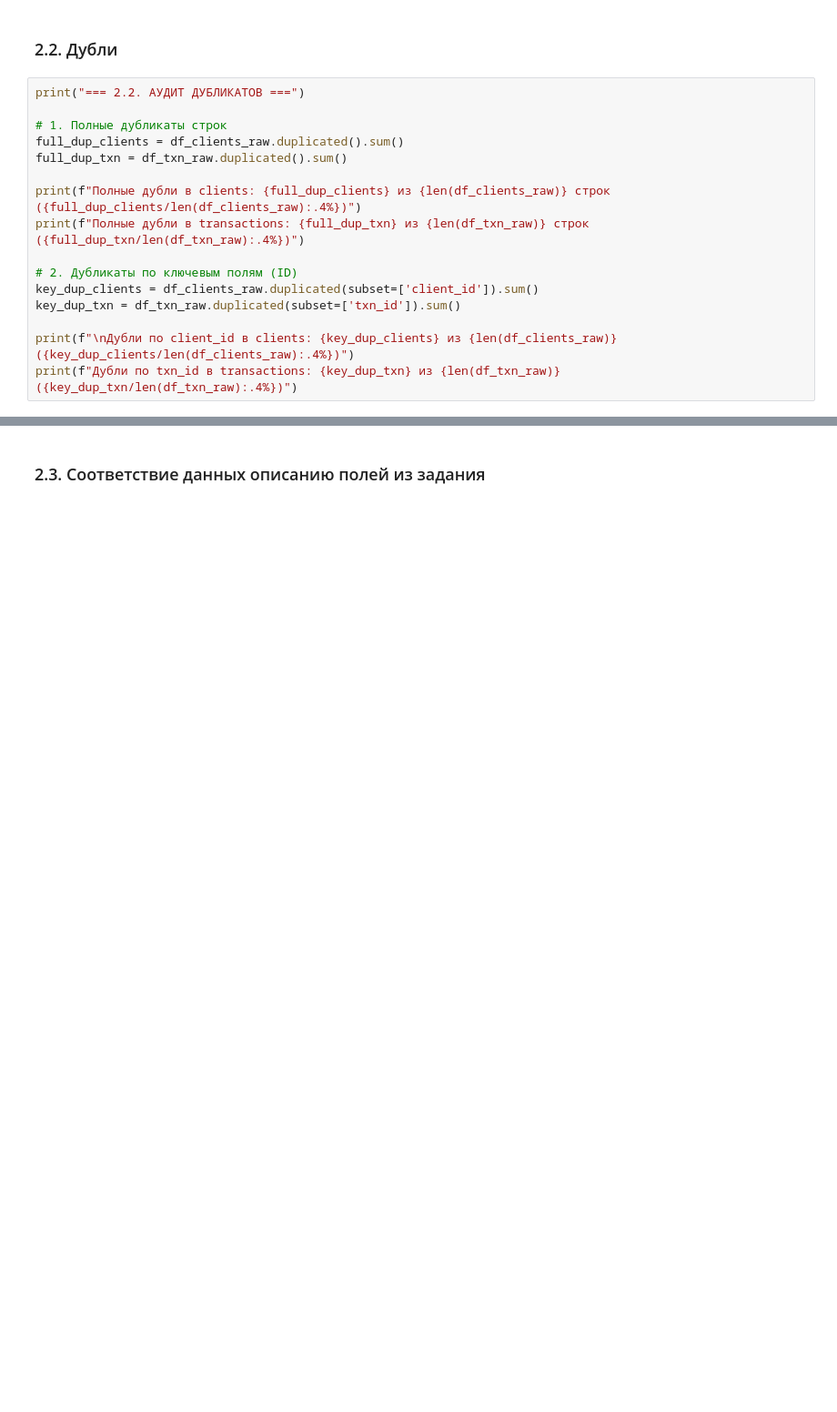
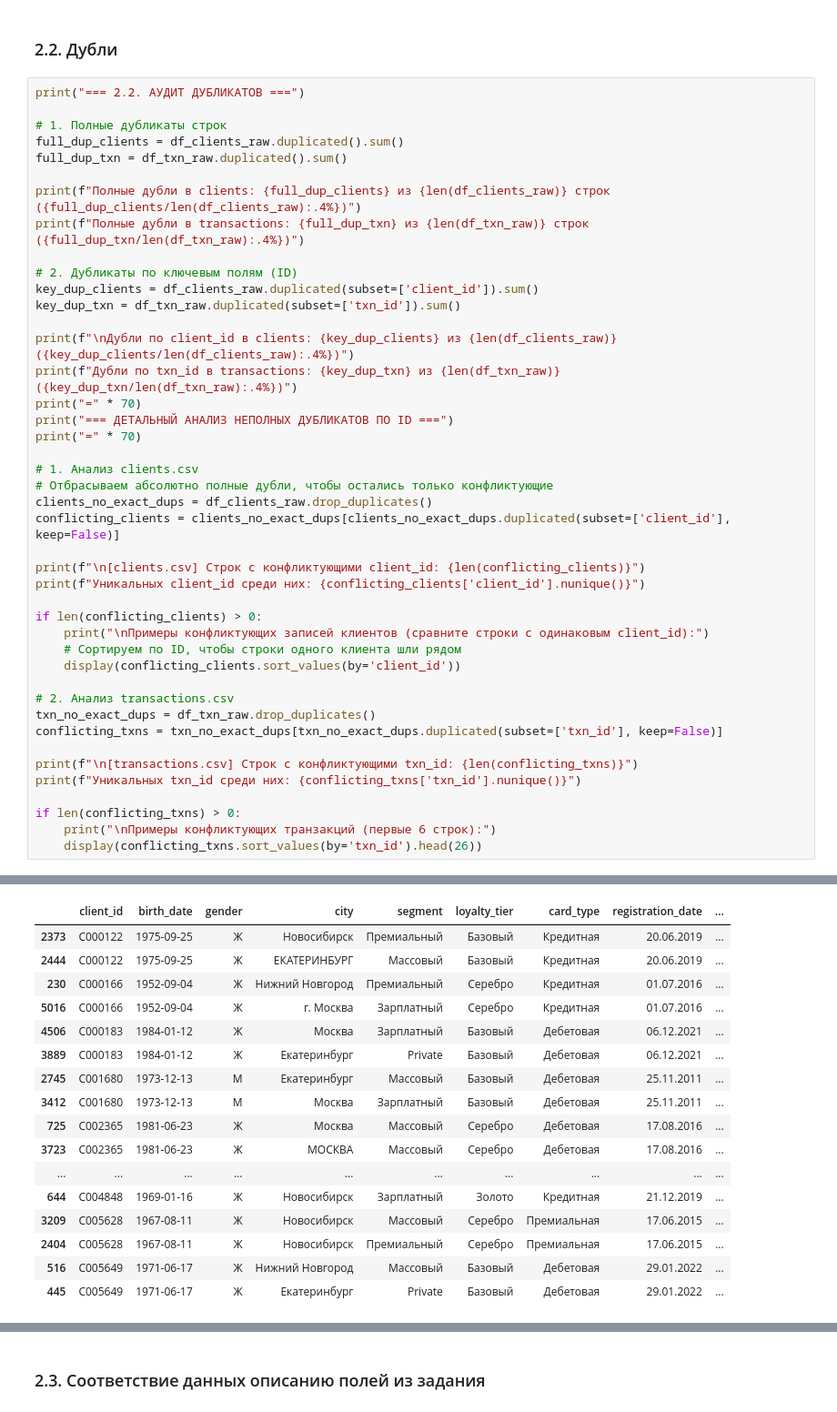
Before and after one commit to Blackartbl4/Tyapkov_Artyom_Lab1, a Jupyter notebook: 01_analysis.ipynb, the cells around one changed output, grey strips where cells are left out. Shown at 91% size. Cells and saved outputs as stored; diff of their text form; blank space fills up the shorter version.

```diff
--- a/01_analysis.ipynb
+++ b/01_analysis.ipynb
@@ -165,6 +165,33 @@ key_dup_txn = df_txn_raw.duplicated(subset=['txn_id']).sum()
 
 print(f"\nДубли по client_id в clients: {key_dup_clients} из {len(df_clients_raw)} ({key_dup_clients/len(df_clients_raw):.4%})")
 print(f"Дубли по txn_id в transactions: {key_dup_txn} из {len(df_txn_raw)} ({key_dup_txn/len(df_txn_raw):.4%})")
+print("=" * 70)
+print("=== ДЕТАЛЬНЫЙ АНАЛИЗ НЕПОЛНЫХ ДУБЛИКАТОВ ПО ID ===")
+print("=" * 70)
+
+# 1. Анализ clients.csv
+# Отбрасываем абсолютно полные дубли, чтобы остались только конфликтующие
+clients_no_exact_dups = df_clients_raw.drop_duplicates()
+conflicting_clients = clients_no_exact_dups[clients_no_exact_dups.duplicated(subset=['client_id'], keep=False)]
+
+print(f"\n[clients.csv] Строк с конфликтующими client_id: {len(conflicting_clients)}")
+print(f"Уникальных client_id среди них: {conflicting_clients['client_id'].nunique()}")
+
+if len(conflicting_clients) > 0:
+    print("\nПримеры конфликтующих записей клиентов (сравните строки с одинаковым client_id):")
+    # Сортируем по ID, чтобы строки одного клиента шли рядом
+    display(conflicting_clients.sort_values(by='client_id'))
+
+# 2. Анализ transactions.csv
+txn_no_exact_dups = df_txn_raw.drop_duplicates()
+conflicting_txns = txn_no_exact_dups[txn_no_exact_dups.duplicated(subset=['txn_id'], keep=False)]
+
+print(f"\n[transactions.csv] Строк с конфликтующими txn_id: {len(conflicting_txns)}")
+print(f"Уникальных txn_id среди них: {conflicting_txns['txn_id'].nunique()}")
+
+if len(conflicting_txns) > 0:
+    print("\nПримеры конфликтующих транзакций (первые 6 строк):")
+    display(conflicting_txns.sort_values(by='txn_id').head(26))
 # %% [output]
 === 2.2. АУДИТ ДУБЛИКАТОВ ===
 Полные дубли в clients: 42 из 5693 строк (0.7377%)
@@ -174,0 +210,17 @@ print(f"Дубли по txn_id в transactions: {key_dup_txn} из {len(df_txn_r
+|  | client_id | birth_date | gender | city | segment | loyalty_tier | card_type | registration_date | ... |
+| 2373 | C000122 | 1975-09-25 | Ж | Новосибирск | Премиальный | Базовый | Кредитная | 20.06.2019 | ... |
+| 2444 | C000122 | 1975-09-25 | Ж | ЕКАТЕРИНБУРГ | Массовый | Базовый | Кредитная | 20.06.2019 | ... |
+| 230 | C000166 | 1952-09-04 | Ж | Нижний Новгород | Премиальный | Серебро | Кредитная | 01.07.2016 | ... |
+| 5016 | C000166 | 1952-09-04 | Ж | г. Москва | Зарплатный | Серебро | Кредитная | 01.07.2016 | ... |
+| 4506 | C000183 | 1984-01-12 | Ж | Москва | Зарплатный | Базовый | Дебетовая | 06.12.2021 | ... |
+| 3889 | C000183 | 1984-01-12 | Ж | Екатеринбург | Private | Базовый | Дебетовая | 06.12.2021 | ... |
+| 2745 | C001680 | 1973-12-13 | М | Екатеринбург | Массовый | Базовый | Дебетовая | 25.11.2011 | ... |
+| 3412 | C001680 | 1973-12-13 | М | Москва | Зарплатный | Базовый | Дебетовая | 25.11.2011 | ... |
+| 725 | C002365 | 1981-06-23 | Ж | Москва | Массовый | Серебро | Дебетовая | 17.08.2016 | ... |
+| 3723 | C002365 | 1981-06-23 | Ж | МОСКВА | Массовый | Серебро | Дебетовая | 17.08.2016 | ... |
+| ... | ... | ... | ... | ... | ... | ... | ... | ... | ... |
+| 644 | C004848 | 1969-01-16 | Ж | Новосибирск | Зарплатный | Золото | Кредитная | 21.12.2019 | ... |
+| 3209 | C005628 | 1967-08-11 | Ж | Новосибирск | Массовый | Серебро | Премиальная | 17.06.2015 | ... |
+| 2404 | C005628 | 1967-08-11 | Ж | Новосибирск | Премиальный | Серебро | Премиальная | 17.06.2015 | ... |
+| 516 | C005649 | 1971-06-17 | Ж | Нижний Новгород | Массовый | Базовый | Дебетовая | 29.01.2022 | ... |
+| 445 | C005649 | 1971-06-17 | Ж | Екатеринбург | Private | Базовый | Дебетовая | 29.01.2022 | ... |
```
Also changed, not shown: parts of 8 cells of this notebook.
